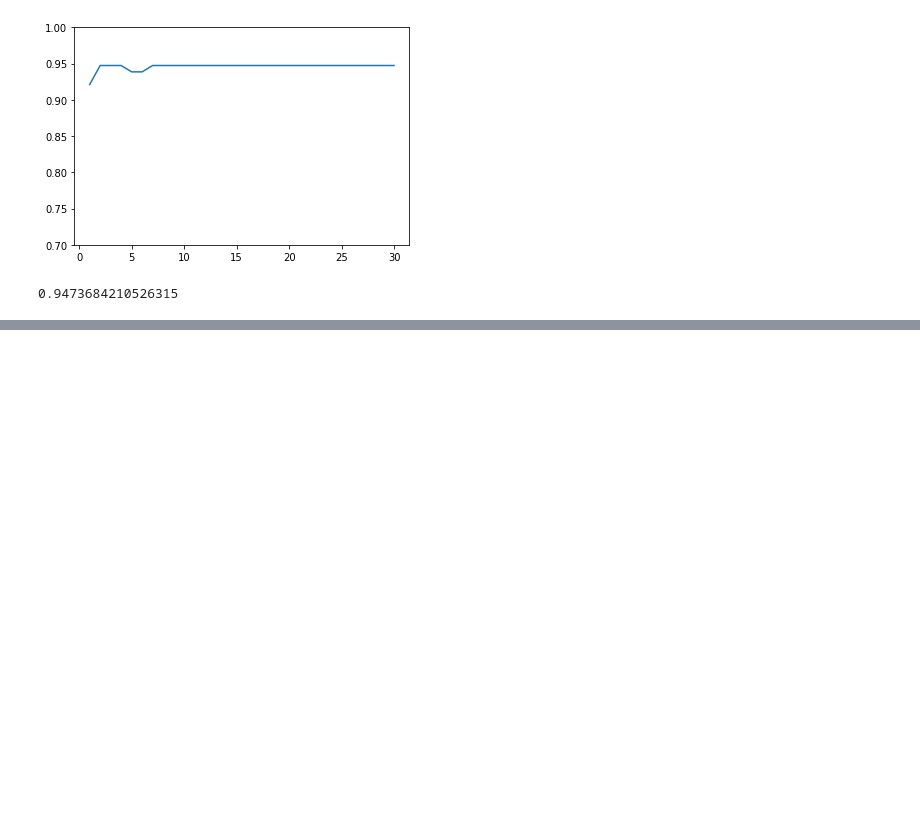
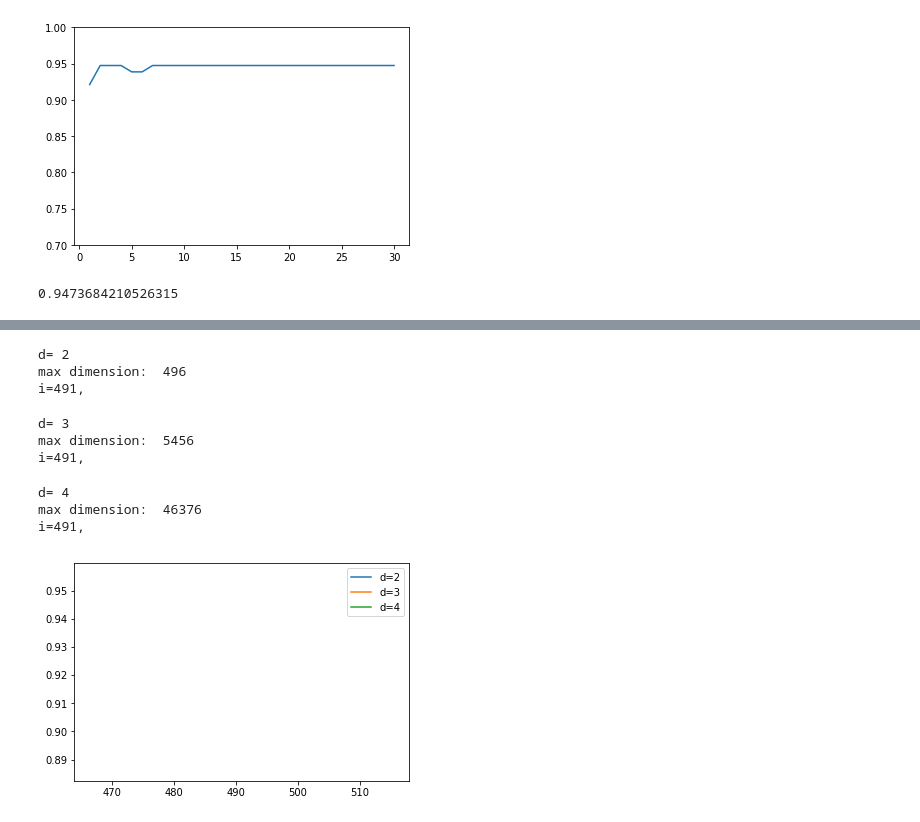
Before and after one commit to w-seo/Python, a Jupyter notebook: sklearn/scikit-learn_feature_transform_pca_nonlinear.ipynb, the cells around one changed output, grey strips where cells are left out. Drawn from its saved outputs; the diff is of its cells as text; code cells hidden in the pictures; blank space fills up the shorter version.

```diff
--- a/sklearn/scikit-learn_feature_transform_pca_nonlinear.ipynb
+++ b/sklearn/scikit-learn_feature_transform_pca_nonlinear.ipynb
@@ -218,0 +282,43 @@ clf.score(X_test_pca[:, 0:2], y_test)
+# %%
+for d in [2, 3, 4]:
+    print("d=", d)
+
+    polf = PolynomialFeatures(degree=d)
+    polf.fit(X_train)
+    X_train_poly = polf.transform(X_train)
+    X_test_poly = polf.transform(X_test)
+
+    pca.fit(X_train_poly)
+    X_train_poly_pca = pca.transform(X_train_poly)
+    X_test_poly_pca = pca.transform(X_test_poly)
+
+    scores = []
+    n_features = min(500, X_train_poly.shape[1])
+    i_range = range(i, n_features, 10)
+
+    print("max dimension: ", X_train_poly.shape[1])
+
+    print("i=", end="")
+
+    for i in i_range:
+        print(i, end=",")
+        clf.fit(X_train_poly_pca[:, 0:i], y_train)
+        scores.append(clf.score(X_test_poly_pca[:, 0:i], y_test))
+
+    print("")
+
+    scores = np.array(scores)
+    plt.plot(i_range, scores, label="d={0}".format(d))
+
+plt.legend();
+# %% [output]
+d= 2
+max dimension:  496
+i=491,
+d= 3
+max dimension:  5456
+i=491,
+d= 4
+max dimension:  46376
+i=491,
+[figure, added]
```
Also changed, not shown: parts of 12 cells of this notebook, 1 other file.
